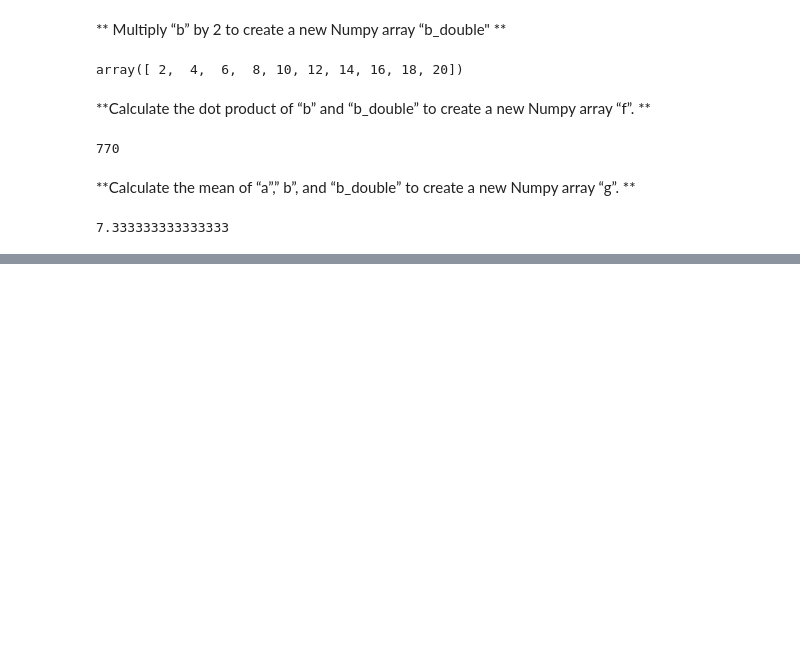
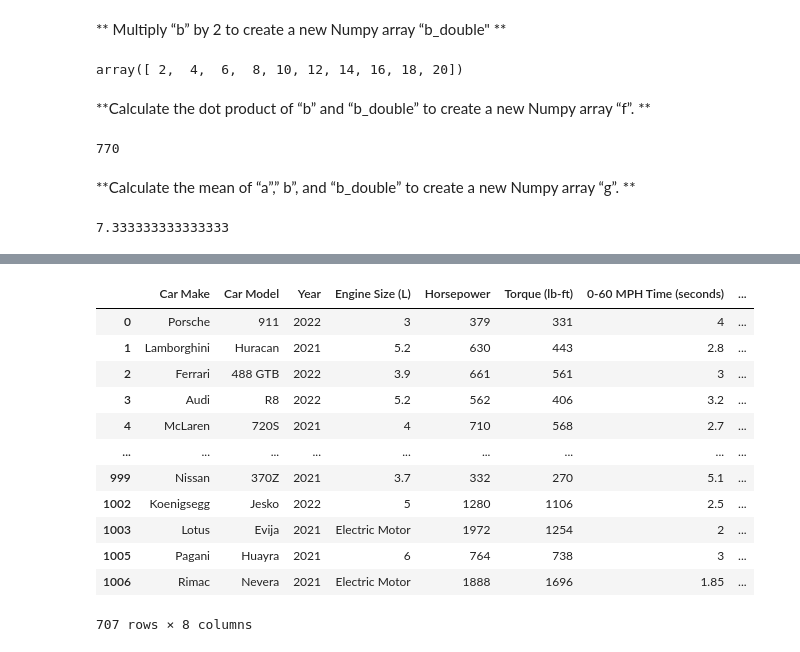
Before and after one commit to SimranKodwani-2003/Sabudh-Python-questions, a Jupyter notebook: Python_Coursework.ipynb, the cells around one changed output, grey strips where cells are left out. Drawn from its saved outputs; the diff is of its cells as text; code cells hidden in the pictures; blank space fills up the shorter version.

```diff
--- a/Python_Coursework.ipynb
+++ b/Python_Coursework.ipynb
@@ -393,0 +534,16 @@ g
+# %%
+df
+# %% [output]
+|  | Car Make | Car Model | Year | Engine Size (L) | Horsepower | Torque (lb-ft) | 0-60 MPH Time (seconds) | ... |
+| 0 | Porsche | 911 | 2022 | 3 | 379 | 331 | 4 | ... |
+| 1 | Lamborghini | Huracan | 2021 | 5.2 | 630 | 443 | 2.8 | ... |
+| 2 | Ferrari | 488 GTB | 2022 | 3.9 | 661 | 561 | 3 | ... |
+| 3 | Audi | R8 | 2022 | 5.2 | 562 | 406 | 3.2 | ... |
+| 4 | McLaren | 720S | 2021 | 4 | 710 | 568 | 2.7 | ... |
+| ... | ... | ... | ... | ... | ... | ... | ... | ... |
+| 999 | Nissan | 370Z | 2021 | 3.7 | 332 | 270 | 5.1 | ... |
+| 1002 | Koenigsegg | Jesko | 2022 | 5 | 1280 | 1106 | 2.5 | ... |
+| 1003 | Lotus | Evija | 2021 | Electric Motor | 1972 | 1254 | 2 | ... |
+| 1005 | Pagani | Huayra | 2021 | 6 | 764 | 738 | 3 | ... |
+| 1006 | Rimac | Nevera | 2021 | Electric Motor | 1888 | 1696 | 1.85 | ... |
+707 rows × 8 columns
```
Also changed, not shown: parts of 52 cells of this notebook.
